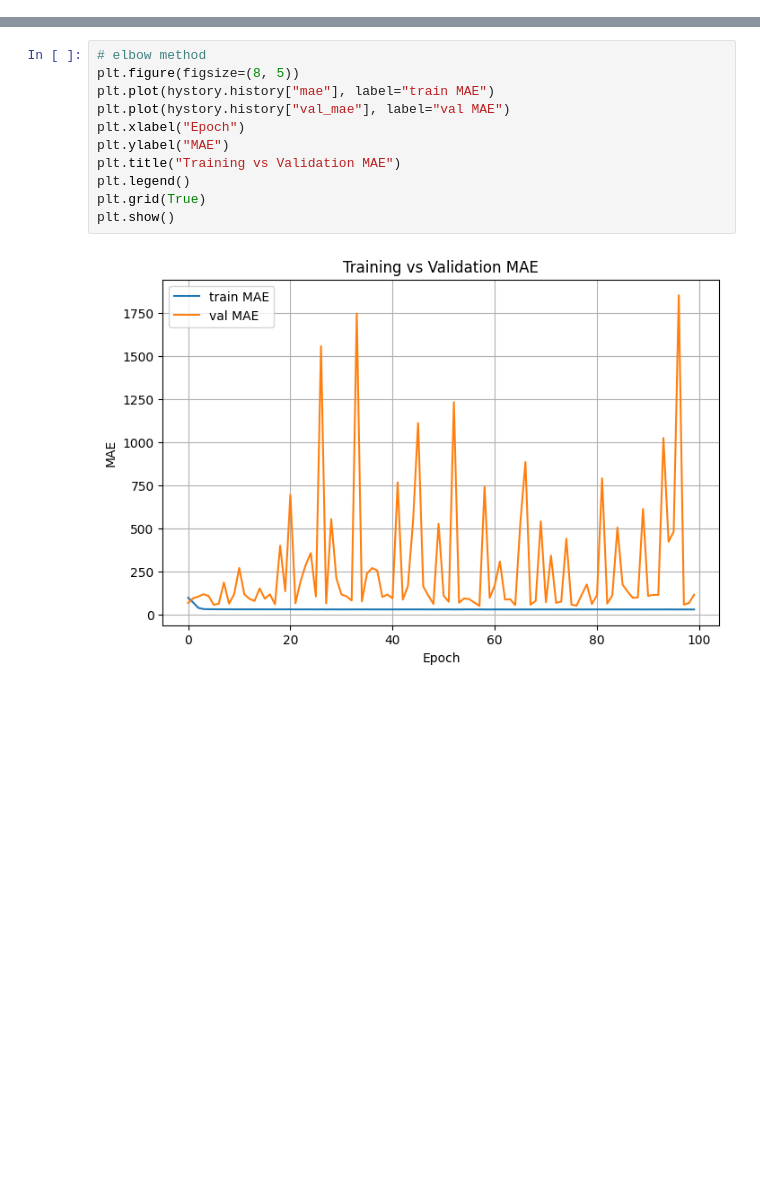
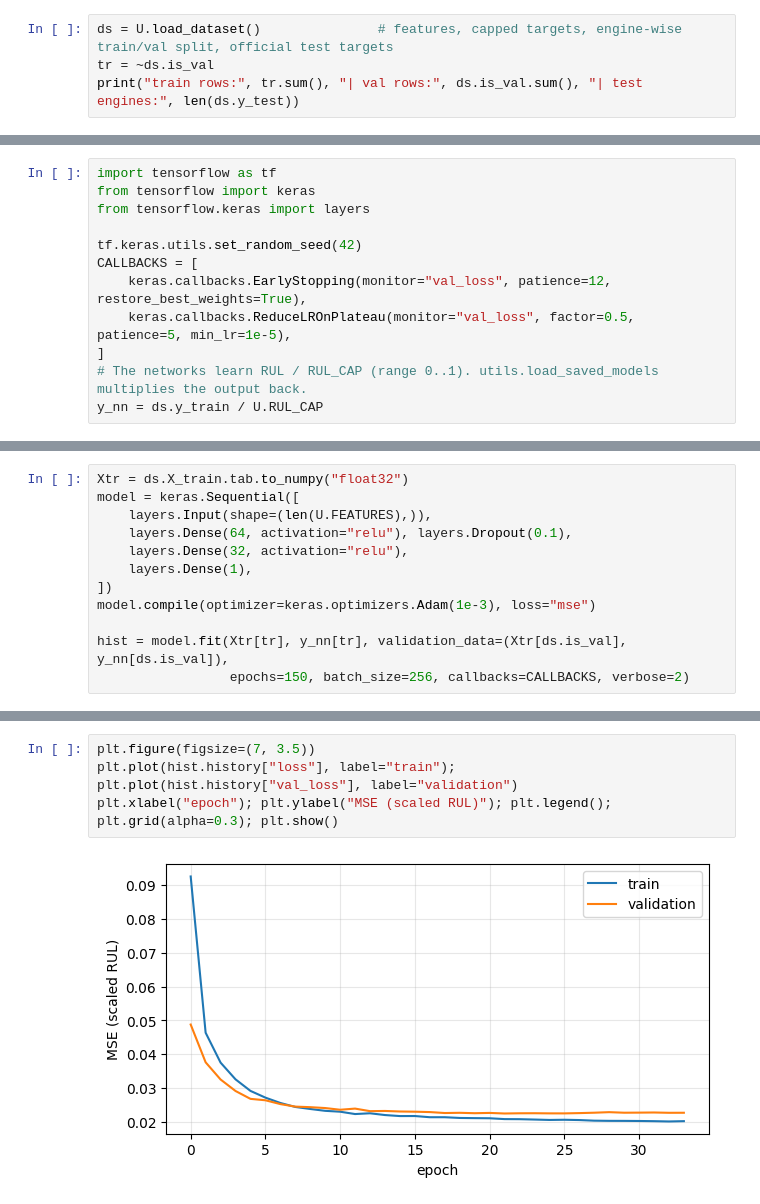
Before and after one commit to aryanfeyziml-loop/cmapss-turbofan-rul-prediction, a Jupyter notebook: notebooks/07_dense_layer.ipynb, the cells around one changed output, grey strips where cells are left out. Drawn from its saved outputs; the diff is of its cells as text; blank space fills up the shorter version.

```diff
--- a/notebooks/07_dense_layer.ipynb
+++ b/notebooks/07_dense_layer.ipynb
@@ -128,0 +16,4 @@ dict_keys(['loss', 'mae', 'mse', 'val_loss', 'val_mae', 'val_mse'])
+# %%
+ds = U.load_dataset()               # features, capped targets, engine-wise train/val split, official test targets
+tr = ~ds.is_val
+print("train rows:", tr.sum(), "| val rows:", ds.is_val.sum(), "| test engines:", len(ds.y_test))
@@ -128,0 +43,12 @@ dict_keys(['loss', 'mae', 'mse', 'val_loss', 'val_mae', 'val_mse'])
+# %%
+import tensorflow as tf
+from tensorflow import keras
+from tensorflow.keras import layers
+
+tf.keras.utils.set_random_seed(42)
+CALLBACKS = [
+    keras.callbacks.EarlyStopping(monitor="val_loss", patience=12, restore_best_weights=True),
+    keras.callbacks.ReduceLROnPlateau(monitor="val_loss", factor=0.5, patience=5, min_lr=1e-5),
+]
+# The networks learn RUL / RUL_CAP (range 0..1). utils.load_saved_models multiplies the output back.
+y_nn = ds.y_train / U.RUL_CAP
@@ -128,0 +60,12 @@ dict_keys(['loss', 'mae', 'mse', 'val_loss', 'val_mae', 'val_mse'])
+# %%
+Xtr = ds.X_train.tab.to_numpy("float32")
+model = keras.Sequential([
+    layers.Input(shape=(len(U.FEATURES),)),
+    layers.Dense(64, activation="relu"), layers.Dropout(0.1),
+    layers.Dense(32, activation="relu"),
+    layers.Dense(1),
+])
+model.compile(optimizer=keras.optimizers.Adam(1e-3), loss="mse")
+
+hist = model.fit(Xtr[tr], y_nn[tr], validation_data=(Xtr[ds.is_val], y_nn[ds.is_val]),
+                 epochs=150, batch_size=256, callbacks=CALLBACKS, verbose=2)
@@ -129,13 +93,6 @@ dict_keys(['loss', 'mae', 'mse', 'val_loss', 'val_mae', 'val_mse'])
 # %%
-# elbow method
-plt.figure(figsize=(8, 5))
-plt.plot(hystory.history["mae"], label="train MAE")
-plt.plot(hystory.history["val_mae"], label="val MAE")
-plt.xlabel("Epoch")
-plt.ylabel("MAE")
-plt.title("Training vs Validation MAE")
-plt.legend()
-plt.grid(True)
-plt.show()
+plt.figure(figsize=(7, 3.5))
+plt.plot(hist.history["loss"], label="train"); plt.plot(hist.history["val_loss"], label="validation")
+plt.xlabel("epoch"); plt.ylabel("MSE (scaled RUL)"); plt.legend(); plt.grid(alpha=0.3); plt.show()
 # %% [output]
-[figure, old version]
+[figure, new version]
```
Also changed, not shown: parts of 17 cells of this notebook, 22 other files.
